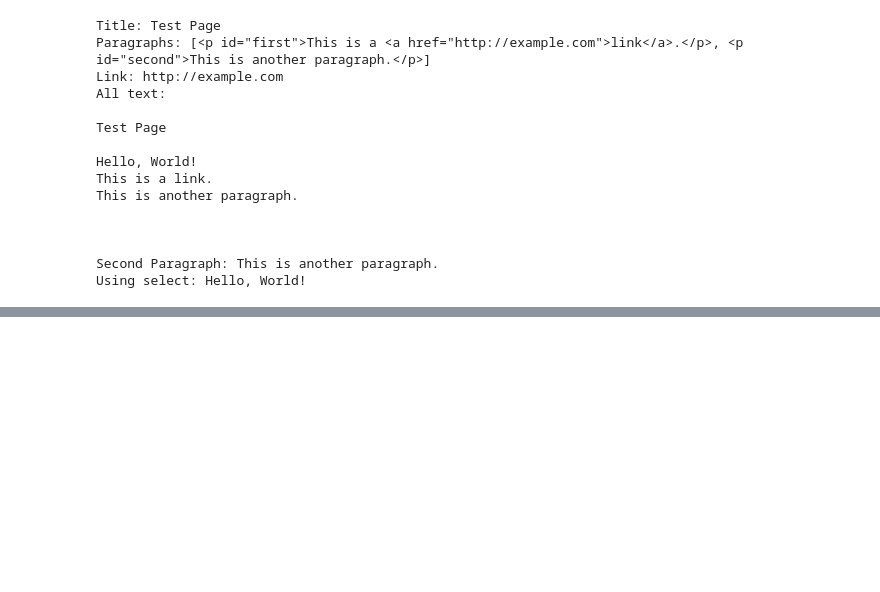
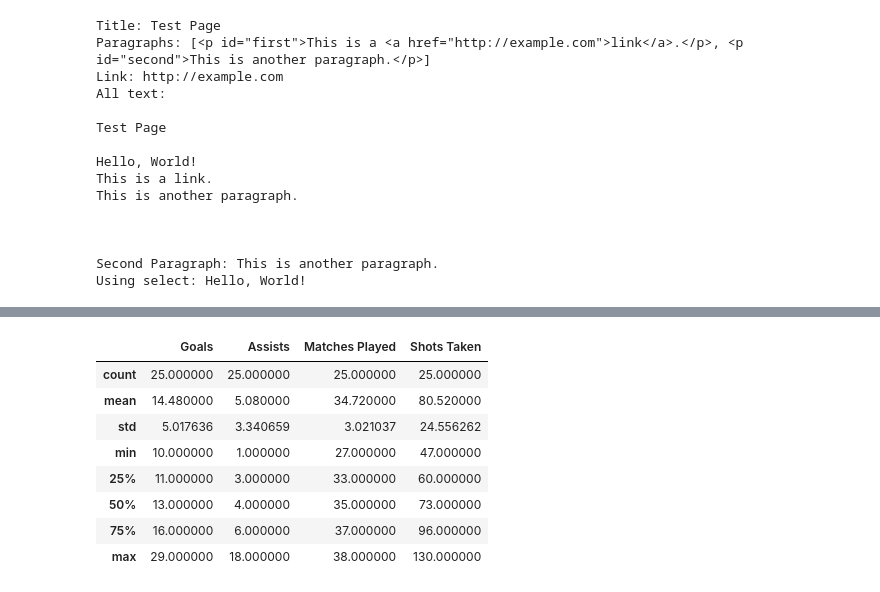
Before and after one commit to susmoy15/Web-Scraping, a Jupyter notebook: beautifulsoup.ipynb, the cells around one changed output, grey strips where cells are left out. Drawn from its saved outputs; the diff is of its cells as text; code cells hidden in the pictures; blank space fills up the shorter version.

```diff
--- a/beautifulsoup.ipynb
+++ b/beautifulsoup.ipynb
@@ -53,0 +180,12 @@ Using select: Hello, World!
+# %%
+df_players.describe()
+# %% [output]
+|  | Goals | Assists | Matches Played | Shots Taken |
+| count | 25.000000 | 25.000000 | 25.000000 | 25.000000 |
+| mean | 14.480000 | 5.080000 | 34.720000 | 80.520000 |
+| std | 5.017636 | 3.340659 | 3.021037 | 24.556262 |
+| min | 10.000000 | 1.000000 | 27.000000 | 47.000000 |
+| 25% | 11.000000 | 3.000000 | 33.000000 | 60.000000 |
+| 50% | 13.000000 | 4.000000 | 35.000000 | 73.000000 |
+| 75% | 16.000000 | 6.000000 | 37.000000 | 96.000000 |
+| max | 29.000000 | 18.000000 | 38.000000 | 130.000000 |
```
Also changed, not shown: parts of 14 cells of this notebook.
